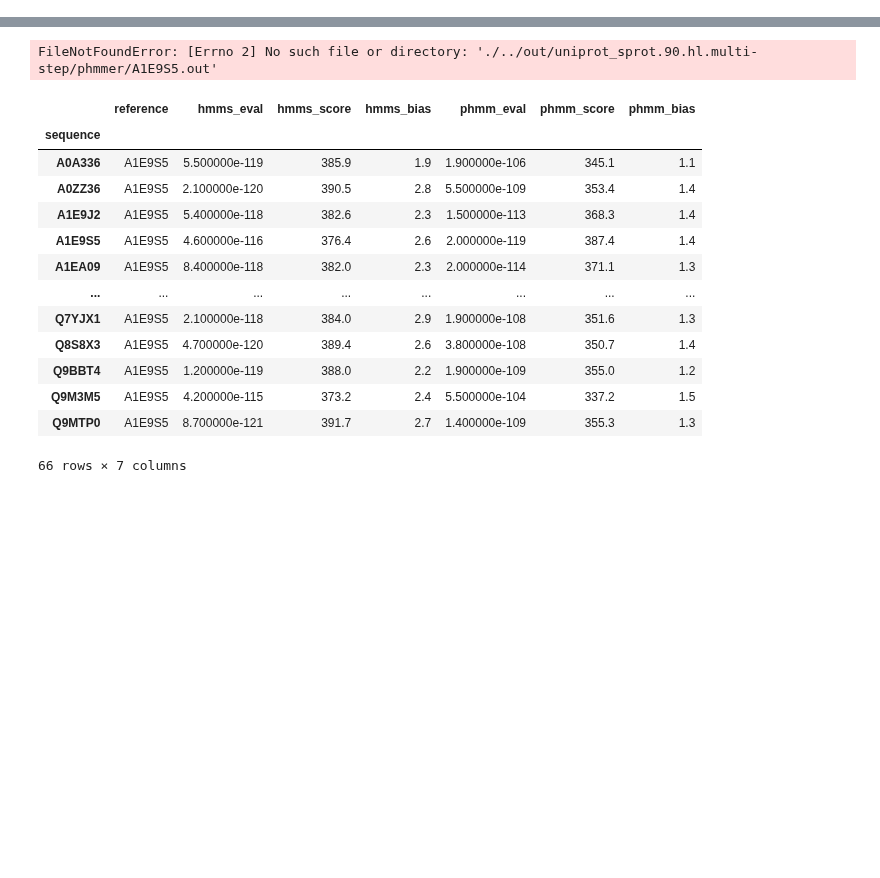
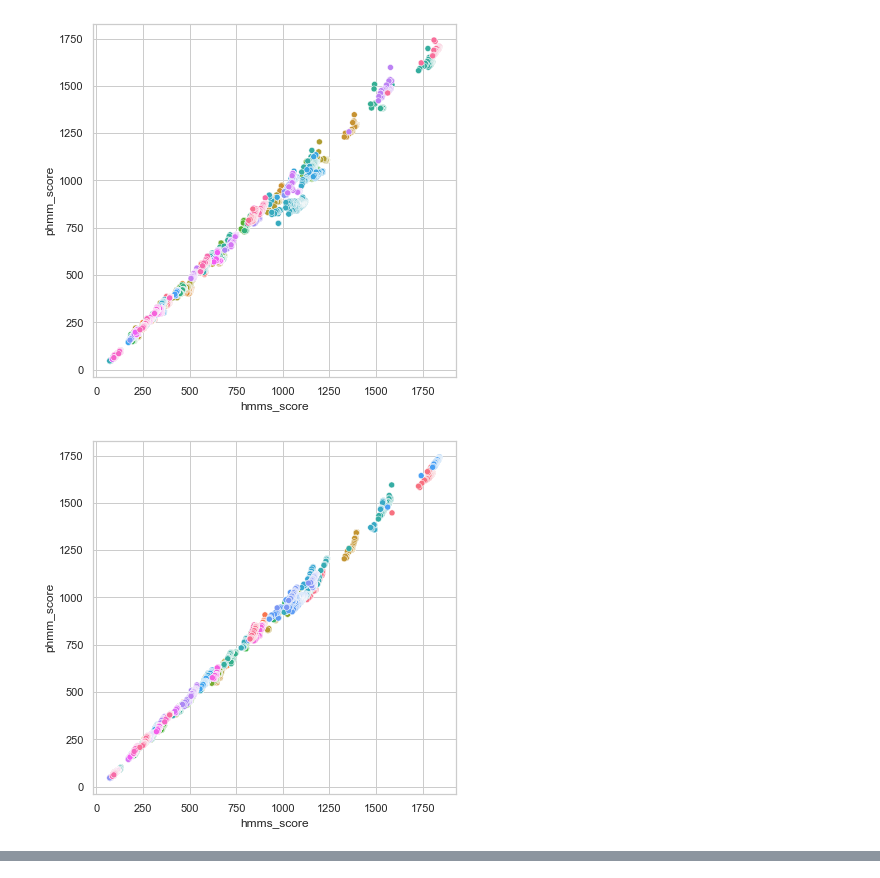
Before and after one commit to algbio/alignment-safety, a Jupyter notebook: pipeline/analysis/references.ipynb, the cells around one changed output, grey strips where cells are left out. Saved outputs shown, nothing was run; the diff lists cells and outputs as text; code cells hidden in the pictures; blank space fills up the shorter version.

```diff
--- a/pipeline/analysis/references.ipynb
+++ b/pipeline/analysis/references.ipynb
@@ -49,6 +49,16 @@ def read_len(path):
         id = id.split("|")[1]
         a.append((id, seq, len(seq)))
     return pd.DataFrame(a, columns=["seq", "str", "seqlen"]).set_index("seq").rename_axis(index=None)
+# %%
+def splot(df, x, y, hue=None, legend=True, ylog=False):
+    f, ax = plt.subplots(figsize=(6.5,6.5))
+    sb.set_theme(style="whitegrid")
+    if ylog:
+        ax.set(yscale="log")
+    sb.scatterplot(x=x, y=y, hue=hue, ax=ax, data=df)
+    ax.legend(loc="center left", bbox_to_anchor=(1, 0.5))
+    if ax.get_legend() and not legend:
+        ax.get_legend().remove()
 # %%
 def load_all(path, normalise=False):
     hmms_files = sorted(glob.glob(path.replace("$$$", "hmmsearch")))
@@ -62,7 +72,7 @@ def load_all(path, normalise=False):
         phmm_df = read_score(file[1]).rename(columns={"score" : "phmm_score", "eval" : "phmm_eval", "bias" : "phmm_bias"})
         phmm_df.drop(["reference"], axis=1, inplace=True)
         len_df = read_len(file[2])
-        df = pd.concat([hmms_df, phmm_df], axis=1)
+        df = pd.concat([hmms_df, phmm_df, len_df], axis=1)
         if normalise:
             df["phmm_score"] = scaler.fit_transform(df["phmm_score"].values.reshape(-1,1))
             df["hmms_score"] = scaler.fit_transform(df["hmms_score"].values.reshape(-1,1))
@@ -70,7 +80,14 @@ def load_all(path, normalise=False):
     frame = pd.concat(dfs, axis=0)
     return frame
 # %%
-df = load_all("./../out/uniprot_sprot.90.multi-step/$$$/*.out")
-ide = load_all("./../out/uniprot_sprot.90.id.multi-step/$$$/*.out")
-hl = load_all("./../out/uniprot_sprot.90.hl.multi-step/$$$/*.out")
-sim = load_all("./../out/uniprot_sprot.90.s.multi-step/$$$/*.out")
+df90 = load_all("./../out/uniprot_sprot.90.multi-step/$$$/*.out")
+ide90 = load_all("./../out/uniprot_sprot.90.id.multi-step/$$$/*.out")
+hl90 = load_all("./../out/uniprot_sprot.90.hl.multi-step/$$$/*.out")
+sim90 = load_all("./../out/uniprot_sprot.90.s.multi-step/$$$/*.out")
+splot(df90, "hmms_score", "phmm_score", hue="reference", legend=False)
+splot(ide90, "hmms_score", "phmm_score", hue="reference", legend=False)
+splot(hl90, "hmms_score", "phmm_score", hue="reference", legend=False)
+splot(sim90, "hmms_score", "phmm_score", hue="reference", legend=False)
+# %% [output]
+[figure, added]
+[figure, added]
@@ -79,21 +95,0 @@ d1 = read_score("./../out/uniprot_sprot.90.hl.multi-step/hmmsearch/A1E9T8.out").
-# %%
-d2 = read_score("./../out/uniprot_sprot.90.hl.multi-step/phmmer/A1E9T8.out").rename(columns={"score" : "phmm_score", "eval" : "phmm_eval", "bias" : "phmm_bias"}).sort_index()
-# %% [output]
-FileNotFoundError: [Errno 2] No such file or directory: './../out/uniprot_sprot.90.hl.multi-step/phmmer/A1E9S5.out'
-# %%
-pd.concat([d1,d2], axis=1)
-# %% [output]
-|  | reference | hmms_eval | hmms_score | hmms_bias | phmm_eval | phmm_score | phmm_bias |
-| sequence |  |  |  |  |  |  |  |
-| A0A336 | A1E9S5 | 5.500000e-119 | 385.9 | 1.9 | 1.900000e-106 | 345.1 | 1.1 |
-| A0ZZ36 | A1E9S5 | 2.100000e-120 | 390.5 | 2.8 | 5.500000e-109 | 353.4 | 1.4 |
-| A1E9J2 | A1E9S5 | 5.400000e-118 | 382.6 | 2.3 | 1.500000e-113 | 368.3 | 1.4 |
-| A1E9S5 | A1E9S5 | 4.600000e-116 | 376.4 | 2.6 | 2.000000e-119 | 387.4 | 1.4 |
-| A1EA09 | A1E9S5 | 8.400000e-118 | 382.0 | 2.3 | 2.000000e-114 | 371.1 | 1.3 |
-| ... | ... | ... | ... | ... | ... | ... | ... |
-| Q7YJX1 | A1E9S5 | 2.100000e-118 | 384.0 | 2.9 | 1.900000e-108 | 351.6 | 1.3 |
-| Q8S8X3 | A1E9S5 | 4.700000e-120 | 389.4 | 2.6 | 3.800000e-108 | 350.7 | 1.4 |
-| Q9BBT4 | A1E9S5 | 1.200000e-119 | 388.0 | 2.2 | 1.900000e-109 | 355.0 | 1.2 |
-| Q9M3M5 | A1E9S5 | 4.200000e-115 | 373.2 | 2.4 | 5.500000e-104 | 337.2 | 1.5 |
-| Q9MTP0 | A1E9S5 | 8.700000e-121 | 391.7 | 2.7 | 1.400000e-109 | 355.3 | 1.3 |
-66 rows × 7 columns
```
Also changed, not shown: parts of 5 cells of this notebook, 4 other files.
